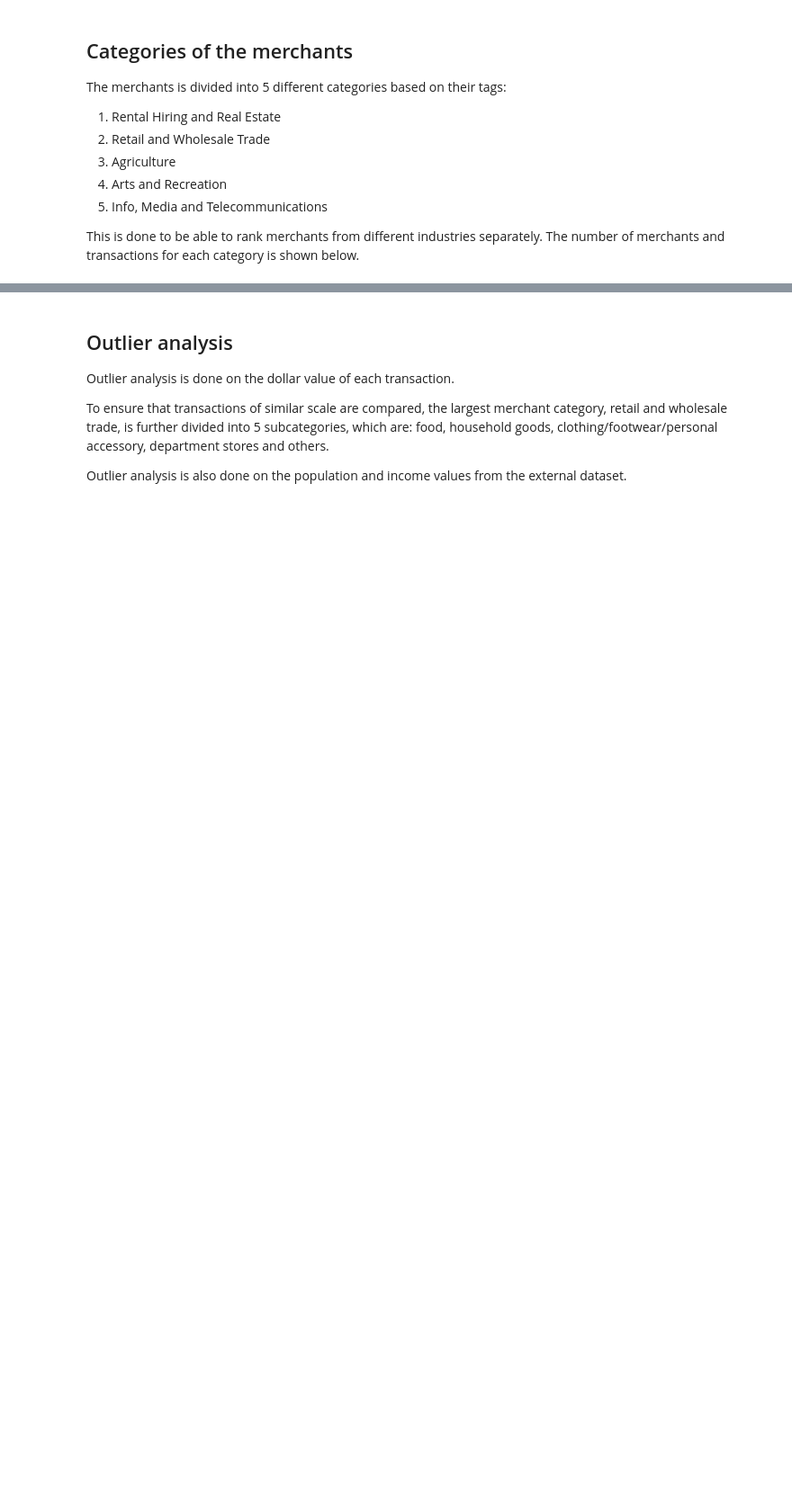
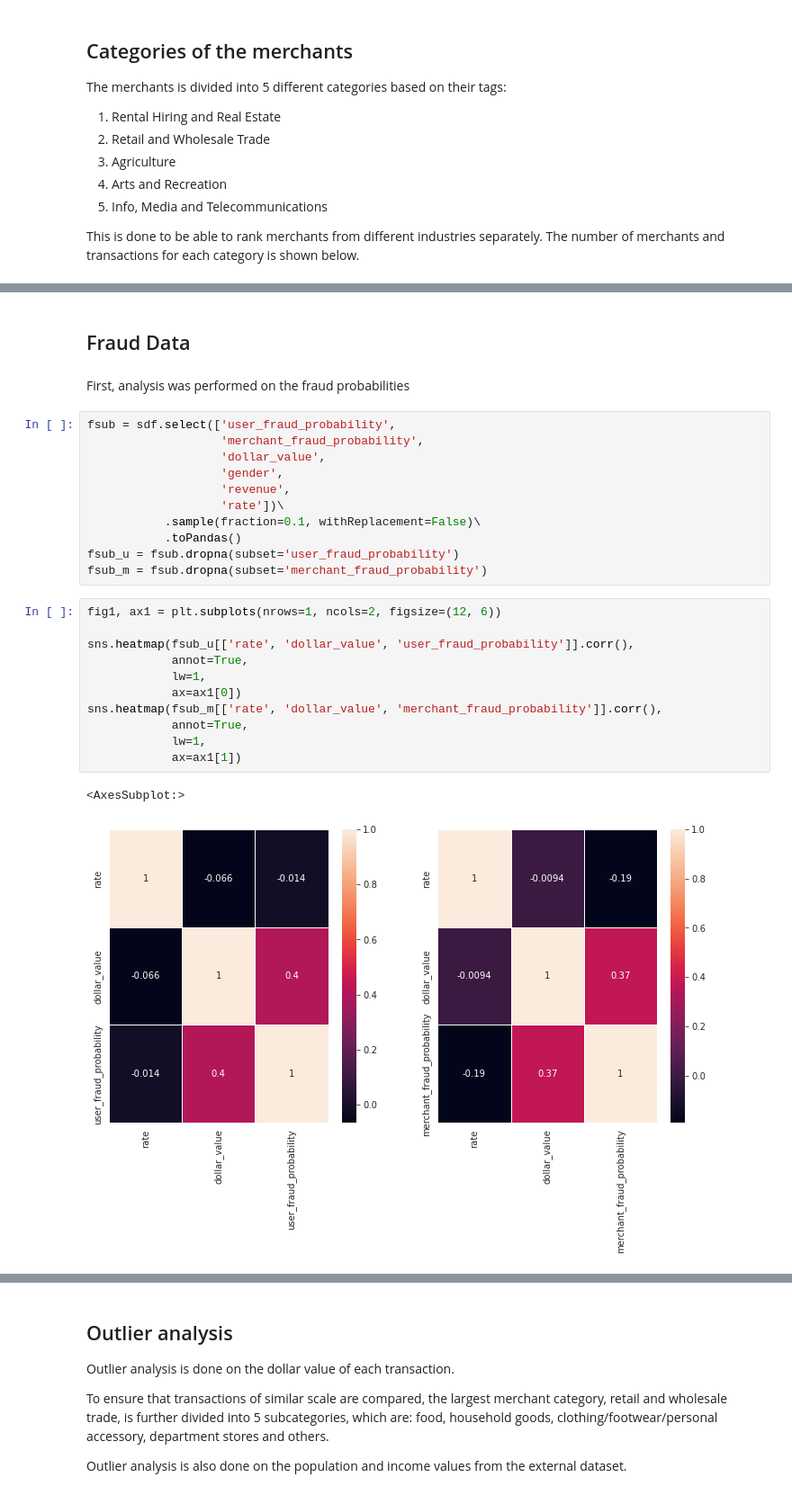
Before and after one commit to MAST30034-Applied-Data-Science/generic-buy-now-pay-later-project-group-56-bnlp, a Jupyter notebook: notebooks/summary.ipynb, the cells around one changed output, grey strips where cells are left out. Shown at 90% size. Saved outputs shown, nothing was run; the diff lists cells and outputs as text; blank space fills up the shorter version.

Commit message:
Fixed summary notebook fraud code

```diff
--- a/notebooks/summary.ipynb
+++ b/notebooks/summary.ipynb
@@ -86,0 +99,29 @@ df
+# %% [markdown]
+## Fraud Data
+# %% [markdown]
+First, analysis was performed on the fraud probabilities
+# %%
+fsub = sdf.select(['user_fraud_probability',
+                   'merchant_fraud_probability',
+                   'dollar_value',
+                   'gender',
+                   'revenue',
+                   'rate'])\
+           .sample(fraction=0.1, withReplacement=False)\
+           .toPandas()
+fsub_u = fsub.dropna(subset='user_fraud_probability')
+fsub_m = fsub.dropna(subset='merchant_fraud_probability')
+# %%
+fig1, ax1 = plt.subplots(nrows=1, ncols=2, figsize=(12, 6))
+
+sns.heatmap(fsub_u[['rate', 'dollar_value', 'user_fraud_probability']].corr(),
+            annot=True,
+            lw=1,
+            ax=ax1[0])
+sns.heatmap(fsub_m[['rate', 'dollar_value', 'merchant_fraud_probability']].corr(),
+            annot=True,
+            lw=1,
+            ax=ax1[1])
+# %% [output]
+<AxesSubplot:>
+[figure, added]
```
Also changed, not shown: parts of 10 cells of this notebook, 1 other file.
